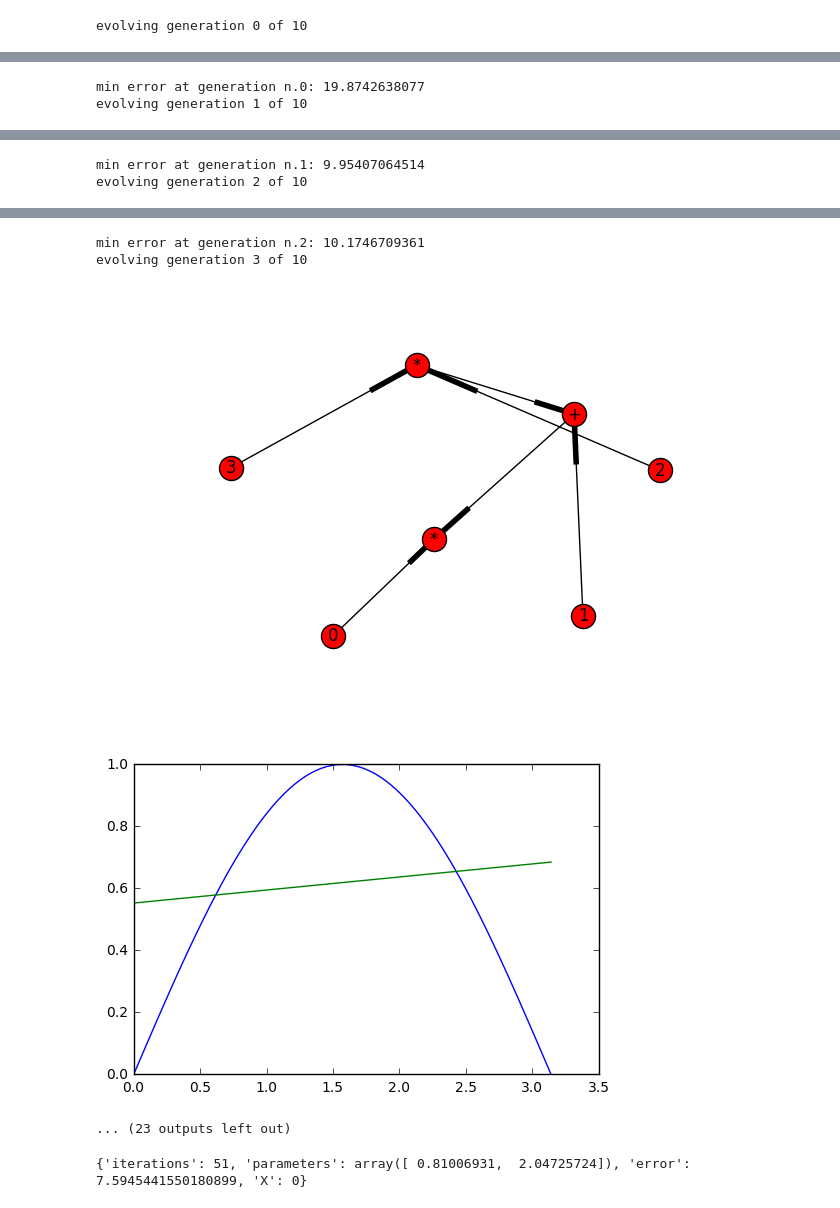
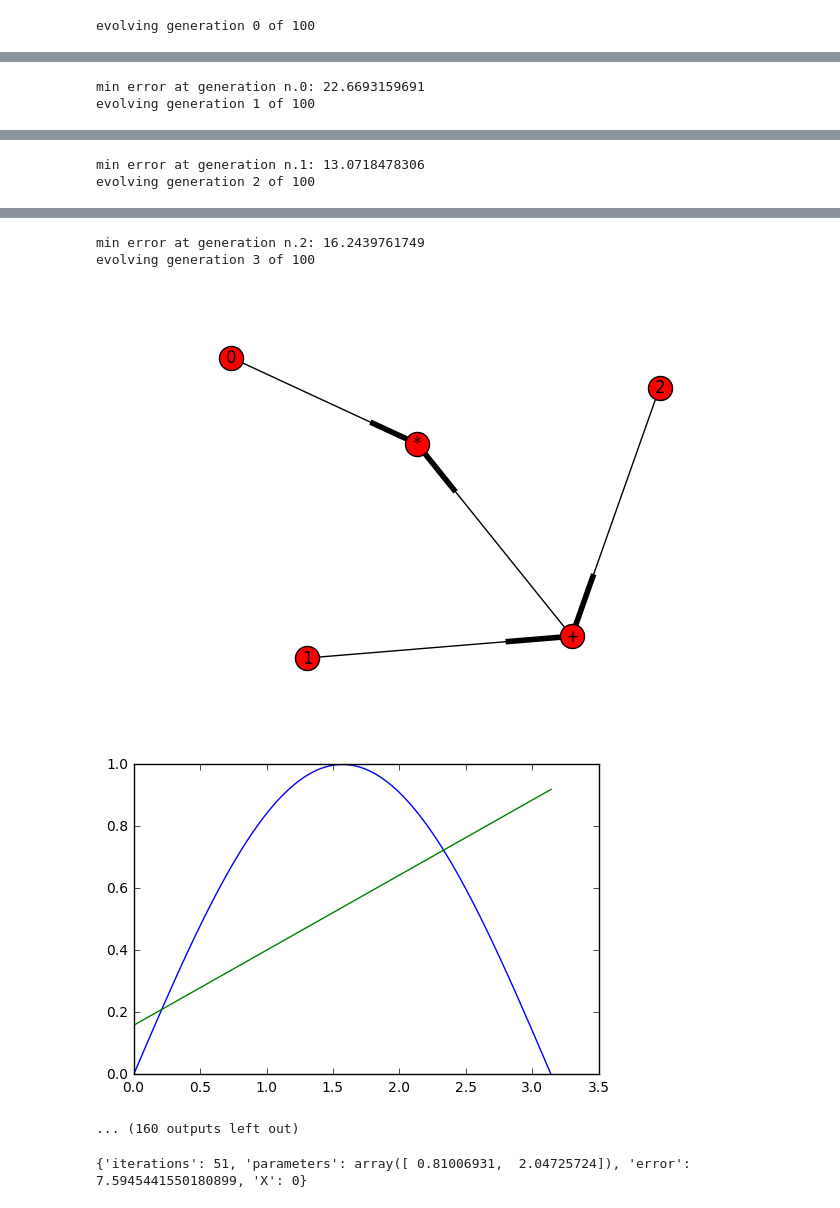
Before and after one commit to Xenophyte/Long-Term-Memory-AI, a Jupyter notebook: function nesting.ipynb, the cells around one changed output, grey strips where cells are left out. Saved outputs shown, nothing was run; the diff lists cells and outputs as text; code cells hidden in the pictures.

```diff
--- a/function nesting.ipynb
+++ b/function nesting.ipynb
@@ -33,35 +28,6 @@ result = {'specimen': [{'lib_id': 2, 'input': [6, 1]}, {'lib_id': 3, 'input': [3
-# %%
-def export_json_graph(graph):
-    import json
-    import networkx as nx
-    from io import StringIO
-    from networkx.readwrite import json_graph
-
-    G =nx.MultiDiGraph()
-
-    for n, node in enumerate(graph):
-        G.add_node(n, attr_dict=node)
-
-    for n1, node in enumerate(graph):
-        for i, n2 in enumerate(node["input"]):
-            G.add_edge(n2, n1, attr_dict={"arg":i})
-
-    json_data = json_graph.node_link_data(G)
-
-    for n, node in enumerate(json_data["nodes"]):
-        symbol = lib[node["lib_id"]]["symbol"]
-
-        if symbol == "v":
-            symbol = node["arg_index"]
-
-        json_data["nodes"][n] = {"id":node["id"], "symbol":symbol}
-
-
-    with open("graph.json", "w") as json_file:
-        json.dump(json_data, json_file)
 # %%
 %%time
-e = evolution(data, 10)
+e = evolution(data, 100)
 print(e)
 # Export resulting graph to json file
 # You can view it by starting a webserver(python2 -m SimpleHTTPServer) and then going to http://localhost:8000/graph_viewer.html
@@ -70,4 +36,4 @@ print("fittest specimen:")
 draw(e["specimen"])
 plot_optimized(e["specimen"],data)
 # %% [output]
-evolving generation 0 of 10
+evolving generation 0 of 100
@@ -76,2 +42,2 @@ evolving generation 0 of 10
-min error at generation n.0: 19.8742638077
-evolving generation 1 of 10
+min error at generation n.0: 22.6693159691
+evolving generation 1 of 100
@@ -80,2 +46,2 @@ evolving generation 1 of 10
-min error at generation n.1: 9.95407064514
-evolving generation 2 of 10
+min error at generation n.1: 13.0718478306
+evolving generation 2 of 100
@@ -84,8 +50,8 @@ evolving generation 2 of 10
-min error at generation n.2: 10.1746709361
-evolving generation 3 of 10
+min error at generation n.2: 16.2439761749
+evolving generation 3 of 100
-[figure, old version]
+[figure, new version]
-[figure, old version]
+[figure, new version]
-... (23 outputs left out)
+... (160 outputs left out)
 # %%
 #GRAPH PARAMETER OPTIMIZATION TEST
 pylab.close()
```
Also changed, not shown: parts of 4 cells of this notebook, 3 other files.
